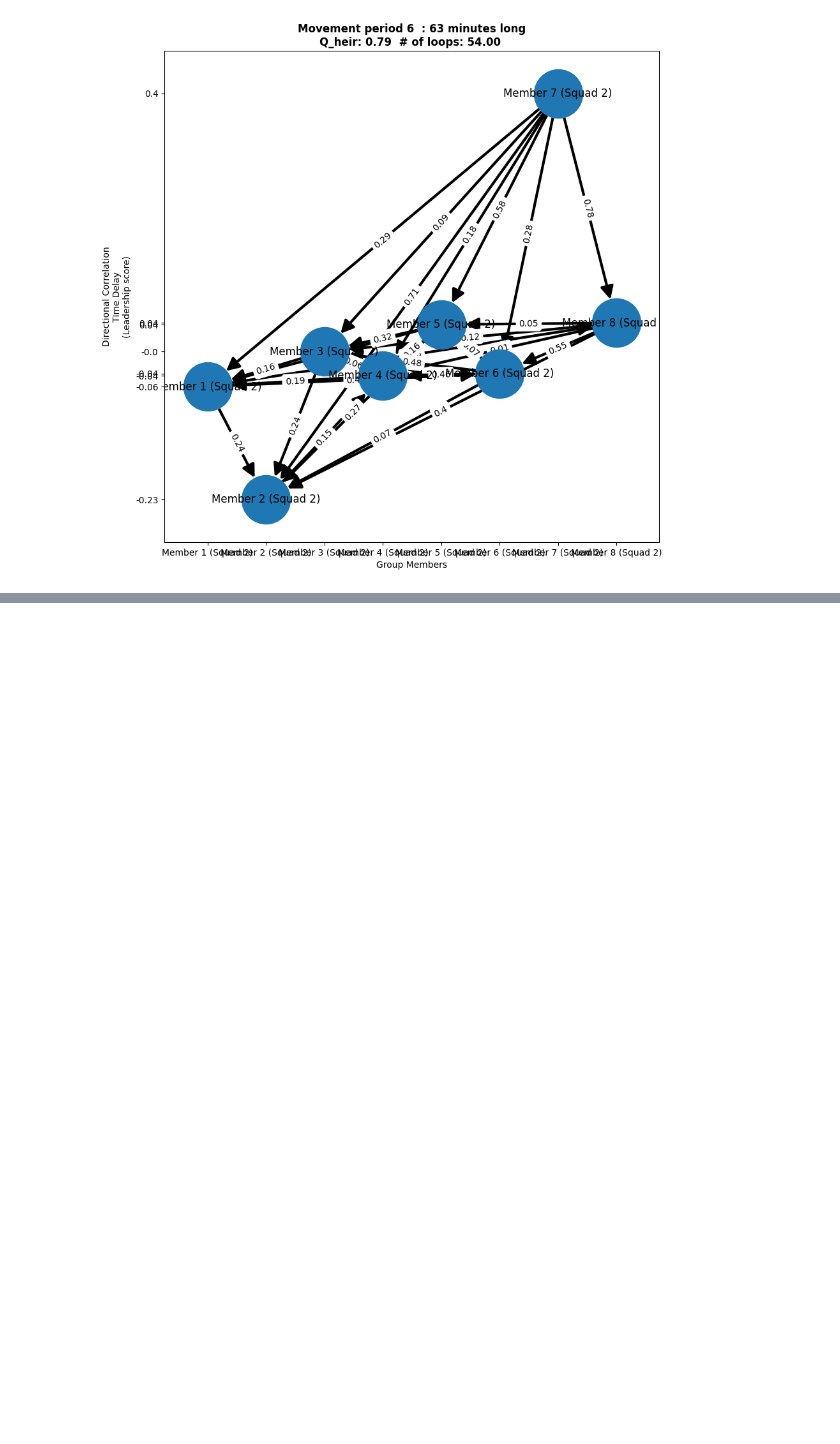
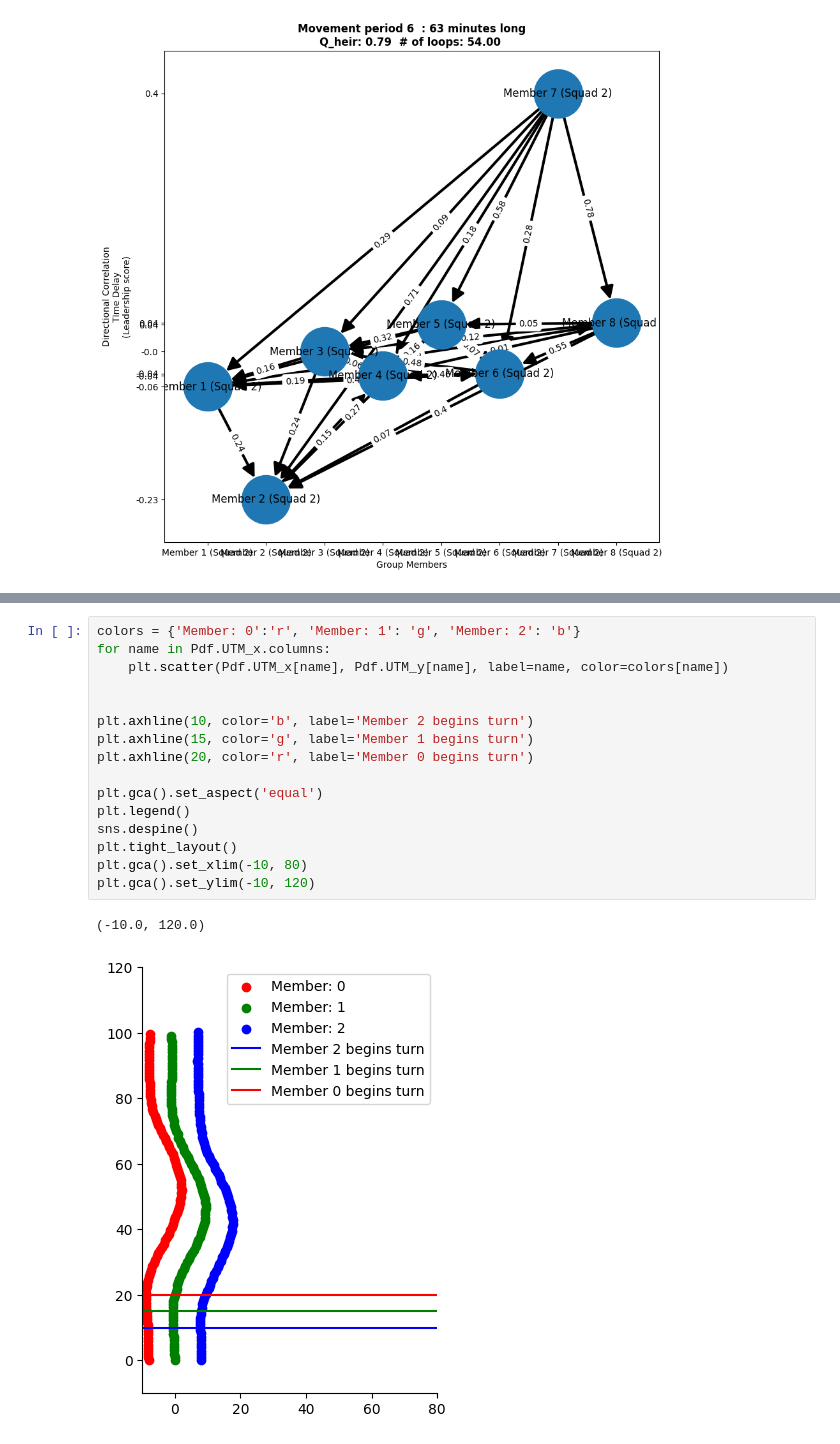
Before and after one commit to Tufts-University/FLOCK, a Jupyter notebook: Tutorials/Leadership-Metrics.ipynb, the cells around one changed output, grey strips where cells are left out. Saved outputs shown, nothing was run; the diff lists cells and outputs as text; blank space fills up the shorter version.

```diff
--- a/Tutorials/Leadership-Metrics.ipynb
+++ b/Tutorials/Leadership-Metrics.ipynb
@@ -102,0 +177,19 @@ Locaiton on the Y axis represents an individual's average directional correlatio
+# %%
+colors = {'Member: 0':'r', 'Member: 1': 'g', 'Member: 2': 'b'}
+for name in Pdf.UTM_x.columns:
+    plt.scatter(Pdf.UTM_x[name], Pdf.UTM_y[name], label=name, color=colors[name])
+
+
+plt.axhline(10, color='b', label='Member 2 begins turn')
+plt.axhline(15, color='g', label='Member 1 begins turn')
+plt.axhline(20, color='r', label='Member 0 begins turn')
+
+plt.gca().set_aspect('equal')
+plt.legend()
+sns.despine()
+plt.tight_layout()
+plt.gca().set_xlim(-10, 80)
+plt.gca().set_ylim(-10, 120)
+# %% [output]
+(-10.0, 120.0)
+[figure, added]
```
Also changed, not shown: parts of 4 cells of this notebook, 7 other files.
